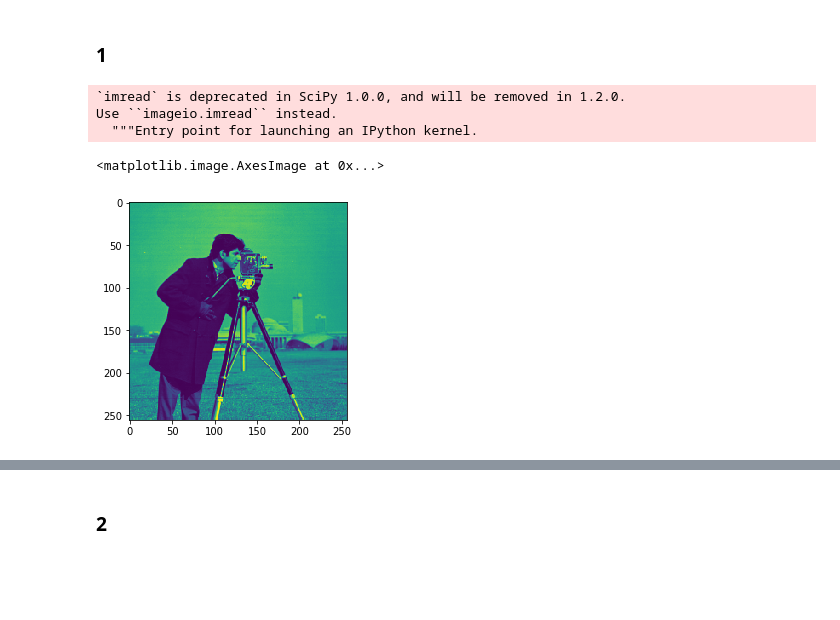
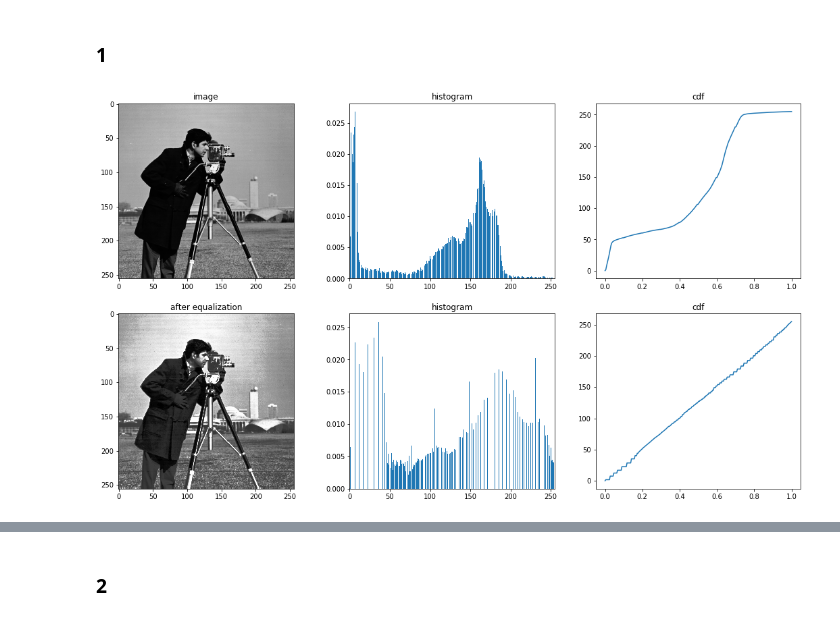
Before and after one commit to zeevikal/computer-vision-22913-openu, a Jupyter notebook: notebooks/MAMAN 13.ipynb, the cells around one changed output, grey strips where cells are left out. Cells and saved outputs as stored; diff of their text form; code cells hidden in the pictures; blank space fills up the shorter version.

```diff
--- a/notebooks/MAMAN 13.ipynb
+++ b/notebooks/MAMAN 13.ipynb
@@ -8,3 +9,46 @@ import matplotlib.pyplot as plt
+# %%
+im = np.array(Image.open('../data/cameraman.tiff').convert('L'))
+
+f, ax = plt.subplots(2, 3)
+plt.gray()
+f.set_size_inches(18.5, 10.5)
+
+
+ax[0, 0].imshow(im)
+ax[0, 0].set_title('image')
+
+# image histogram
+imhist, bins = np.histogram(im.flatten(), 256, normed=True)
+ax[0, 1].bar(range(256), imhist)
+ax[0, 1].set_xlim([0, 255])
+ax[0, 1].set_title('histogram')
+
+# cumulative distribution function
+cdf = imhist.cumsum()
+cdf = 255 * cdf / cdf[-1] # normilize
+ax[0, 2].plot(np.linspace(0, 1, 256), cdf)
+ax[0, 2].set_title('cdf')
+
+# linear interpolation of cdf to find new pixel values
+im2 = np.interp(im.flatten(), bins[:-1], cdf)
+ax[1, 0].imshow(im2.reshape(im.shape))
+ax[1, 0].set_title('after equalization')
+
+# image histogram
+imhist, bins = np.histogram(im2.flatten(), 256, normed=True)
+ax[1, 1].bar(range(256), imhist)
+ax[1, 1].set_xlim([0, 255])
+ax[1, 1].set_title('histogram')
+
+# cumulative distribution function
+cdf = imhist.cumsum()
+cdf = 255 * cdf / cdf[-1] # normilize
+ax[1, 2].plot(np.linspace(0, 1, 256), cdf)
+ax[1, 2].set_title('cdf')
+
+plt.show()
+# %% [output]
+[figure, added]
 # %%
 def image_histogram_equalization(image, number_bins=256):
     image_histogram, bins = np.histogram(image.flatten(), number_bins, normed=True) # get image histogram
@@ -15,12 +59,3 @@ def image_histogram_equalization(image, number_bins=256):
     image_equalized = np.interp(image.flatten(), bins[:-1], cdf)
 
     return image_equalized.reshape(image.shape), cdf
-# %%
-im = misc.imread('../data/cameraman.tiff')
-plt.imshow(im)
-# %% [output]
-`imread` is deprecated in SciPy 1.0.0, and will be removed in 1.2.0.
-Use ``imageio.imread`` instead.
-  """Entry point for launching an IPython kernel.
-<matplotlib.image.AxesImage at 0x...>
-[figure, removed]
```
Also changed, not shown: parts of 8 cells of this notebook.
